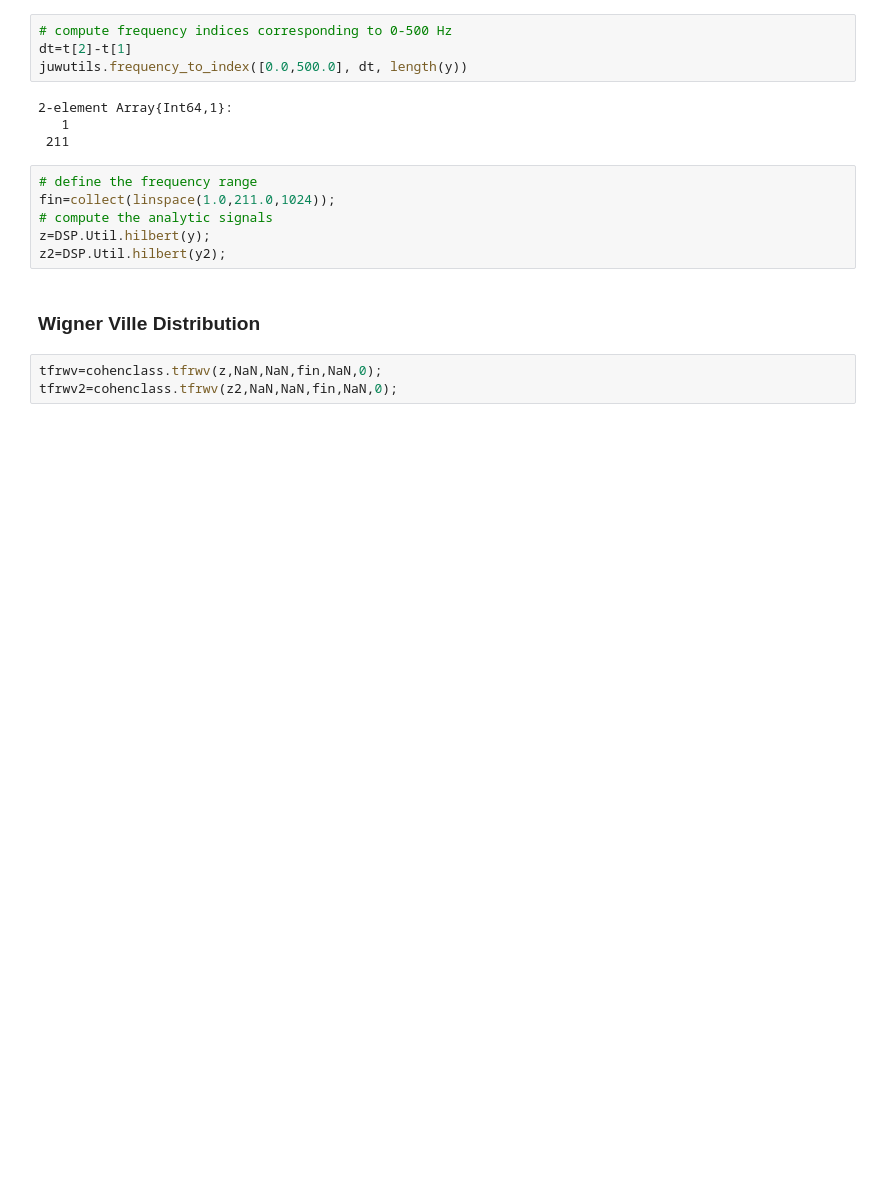
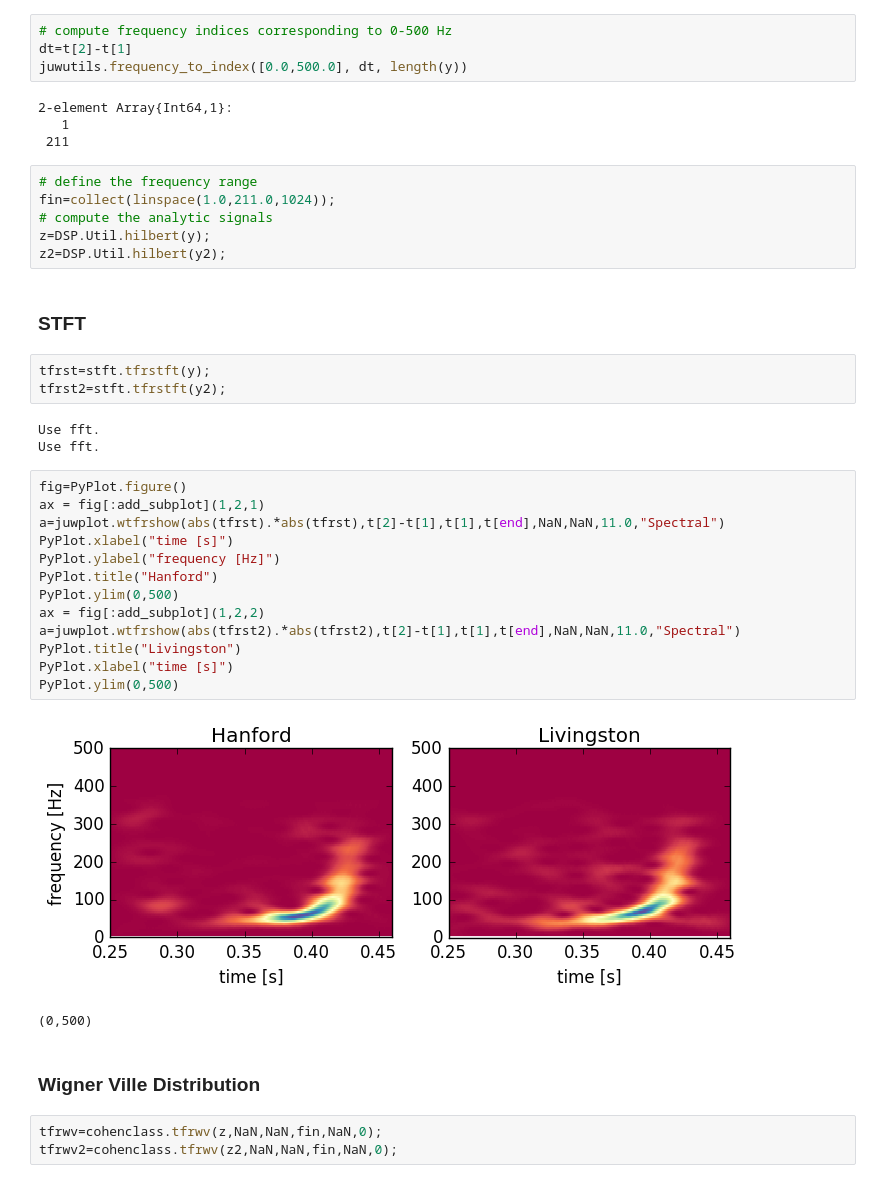
Before and after one commit to HajimeKawahara/juwvid, a Jupyter notebook: ipynb/Application to LIGO data.ipynb, the cells around one changed output. Cells and saved outputs as stored; diff of their text form; blank space fills up the shorter version.

```diff
--- a/ipynb/Application to LIGO data.ipynb
+++ b/ipynb/Application to LIGO data.ipynb
@@ -35,6 +48,30 @@ fin=collect(linspace(1.0,211.0,1024));
 # compute the analytic signals
 z=DSP.Util.hilbert(y);
 z2=DSP.Util.hilbert(y2);
+# %% [markdown]
+### STFT
+# %%
+tfrst=stft.tfrstft(y);
+tfrst2=stft.tfrstft(y2);
+# %% [output]
+Use fft.
+Use fft.
+# %%
+fig=PyPlot.figure()
+ax = fig[:add_subplot](1,2,1)
+a=juwplot.wtfrshow(abs(tfrst).*abs(tfrst),t[2]-t[1],t[1],t[end],NaN,NaN,11.0,"Spectral")
+PyPlot.xlabel("time [s]")
+PyPlot.ylabel("frequency [Hz]")
+PyPlot.title("Hanford")
+PyPlot.ylim(0,500)
+ax = fig[:add_subplot](1,2,2)
+a=juwplot.wtfrshow(abs(tfrst2).*abs(tfrst2),t[2]-t[1],t[1],t[end],NaN,NaN,11.0,"Spectral")
+PyPlot.title("Livingston")
+PyPlot.xlabel("time [s]")
+PyPlot.ylim(0,500)
+# %% [output]
+[figure, added]
+(0,500)
 # %% [markdown]
 ### Wigner Ville Distribution
 # %%
```
Also changed, not shown: parts of 3 cells of this notebook, 2 other files.
